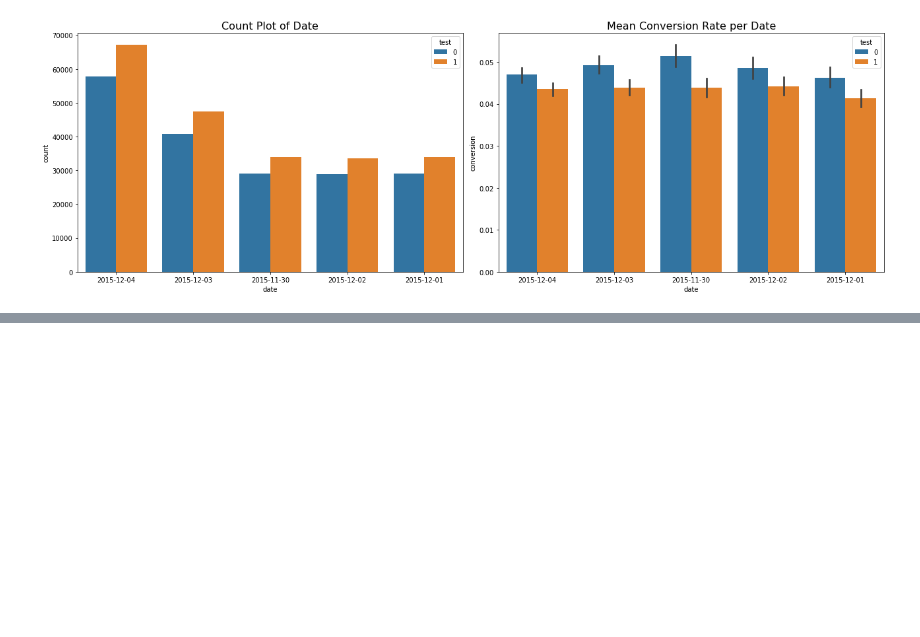
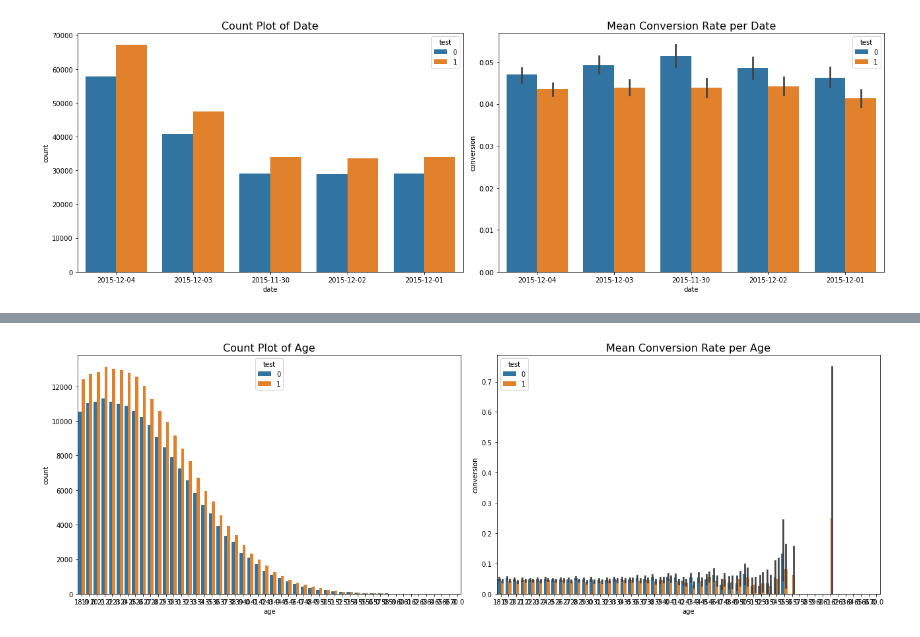
Before and after one commit to chVORLESER/DataMining, a Jupyter notebook: 02.ipynb, the cells around one changed output, grey strips where cells are left out. Cells and saved outputs as stored; diff of their text form; code cells hidden in the pictures; blank space fills up the shorter version.

```diff
--- a/02.ipynb
+++ b/02.ipynb
@@ -180,0 +212,11 @@ sns
+# %%
+fig, ax = plt.subplots(nrows=1, ncols=2, figsize=(18, 6))
+sns.countplot(x='age', hue='test', data=data, ax=ax[0])
+ax[0].set_title('Count Plot of Age', fontsize=16)
+
+sns.barplot(x='age', y='conversion', hue='test', data=data, ax=ax[1])
+ax[1].set_title('Mean Conversion Rate per Age', fontsize=16)
+plt.tight_layout()
+plt.show()
+# %% [output]
+[figure, added]
```
Also changed, not shown: parts of 7 cells of this notebook.
